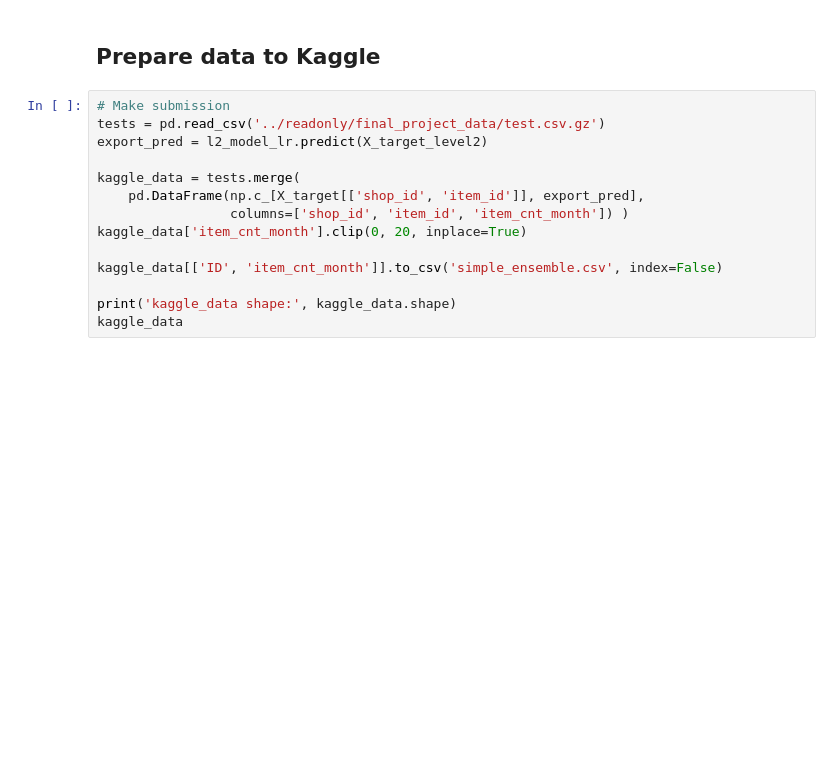
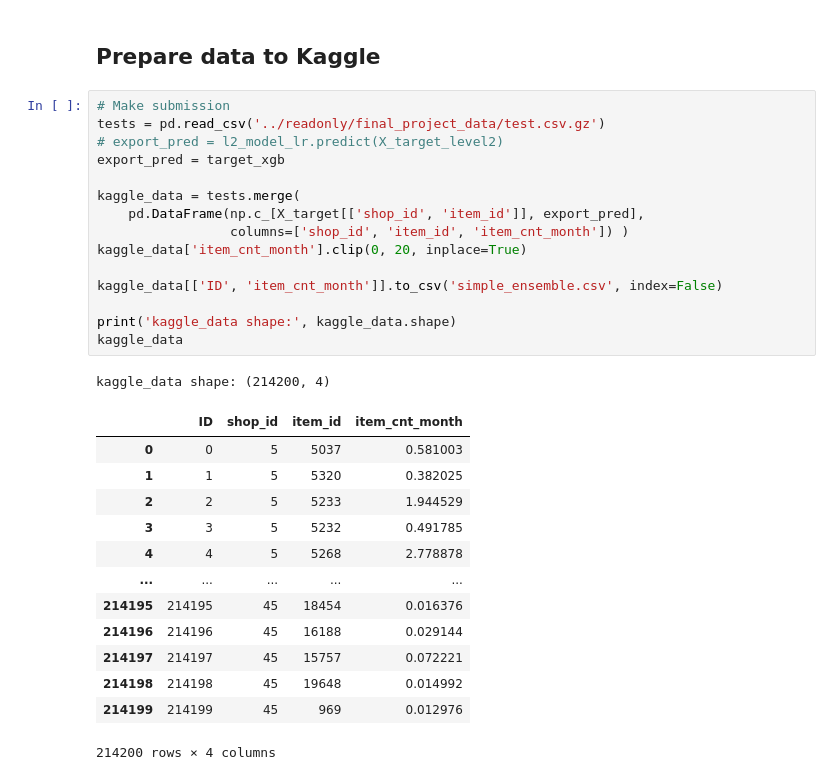
Before and after one commit to ddmitry80/coursera_how_to_win_kaggle, a Jupyter notebook: Final_project/simple_ensemble.ipynb, the cells around one changed output. Saved outputs shown, nothing was run; the diff lists cells and outputs as text; blank space fills up the shorter version.

```diff
--- a/Final_project/simple_ensemble.ipynb
+++ b/Final_project/simple_ensemble.ipynb
@@ -399,14 +415,30 @@ print(f'Test RMSE for CatBoost L2 is {np.sqrt(mean_squared_error(y_test, test_l2
 # %%
 # Make submission
 tests = pd.read_csv('../readonly/final_project_data/test.csv.gz')
-export_pred = l2_model_lr.predict(X_target_level2)
+# export_pred = l2_model_lr.predict(X_target_level2)
+export_pred = target_xgb
 
 kaggle_data = tests.merge(
     pd.DataFrame(np.c_[X_target[['shop_id', 'item_id']], export_pred],
                  columns=['shop_id', 'item_id', 'item_cnt_month']) )
 kaggle_data['item_cnt_month'].clip(0, 20, inplace=True)
 
 kaggle_data[['ID', 'item_cnt_month']].to_csv('simple_ensemble.csv', index=False)
 
 print('kaggle_data shape:', kaggle_data.shape)
 kaggle_data
+# %% [output]
+kaggle_data shape: (214200, 4)
+|  | ID | shop_id | item_id | item_cnt_month |
+| 0 | 0 | 5 | 5037 | 0.581003 |
+| 1 | 1 | 5 | 5320 | 0.382025 |
+| 2 | 2 | 5 | 5233 | 1.944529 |
+| 3 | 3 | 5 | 5232 | 0.491785 |
+| 4 | 4 | 5 | 5268 | 2.778878 |
+| ... | ... | ... | ... | ... |
+| 214195 | 214195 | 45 | 18454 | 0.016376 |
+| 214196 | 214196 | 45 | 16188 | 0.029144 |
+| 214197 | 214197 | 45 | 15757 | 0.072221 |
+| 214198 | 214198 | 45 | 19648 | 0.014992 |
+| 214199 | 214199 | 45 | 969 | 0.012976 |
+214200 rows × 4 columns
```
Also changed, not shown: parts of 1 cell of this notebook, 1 other file.
